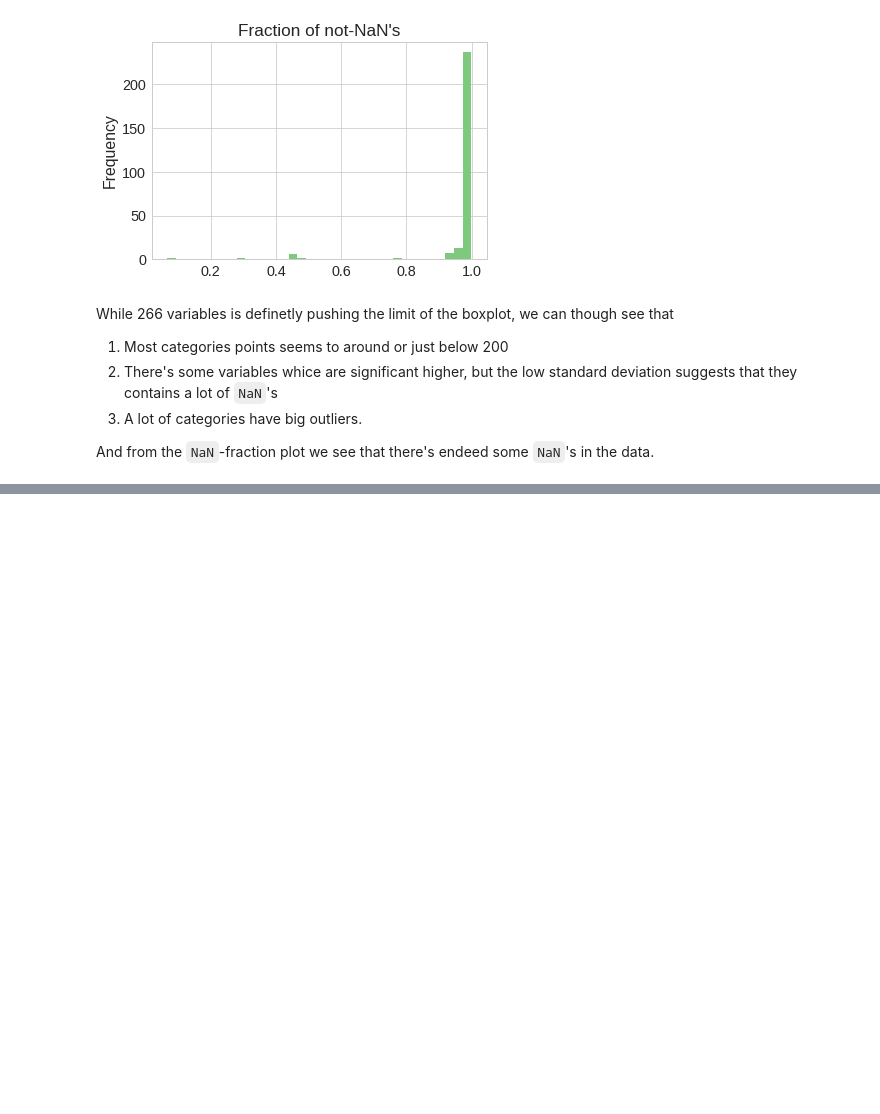
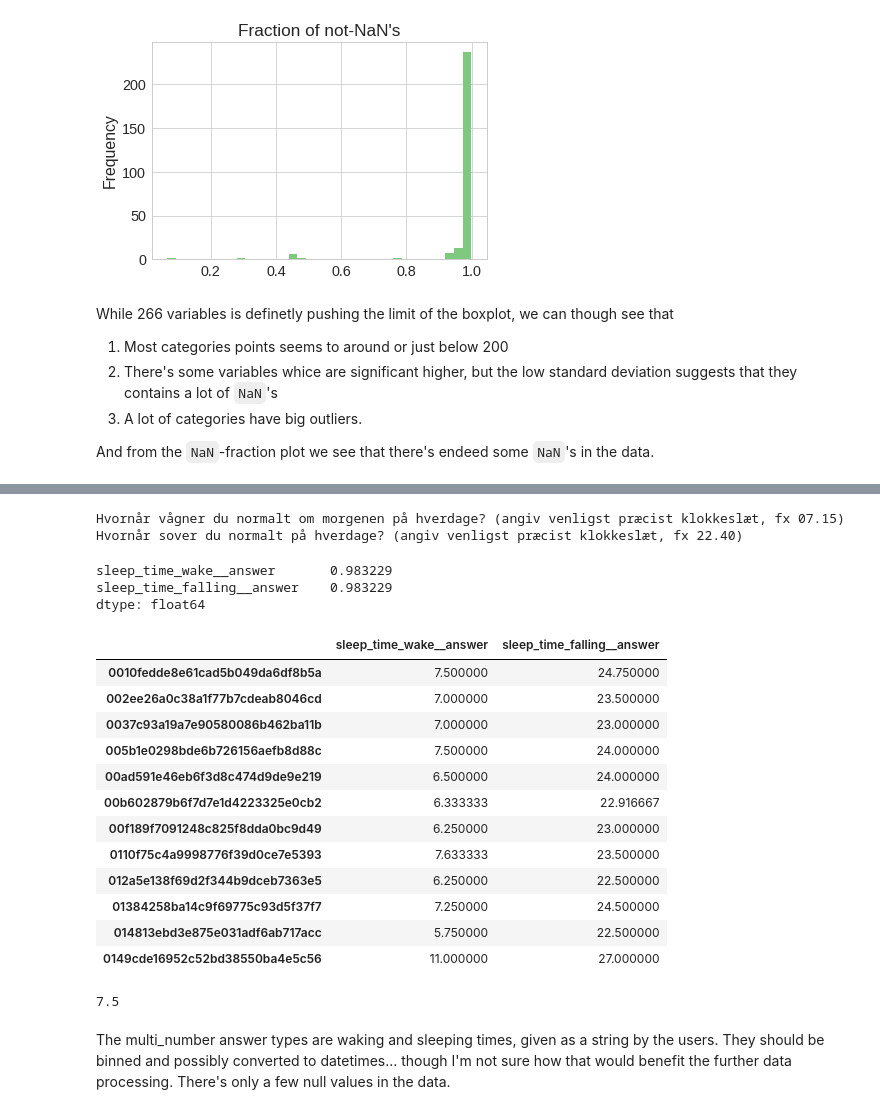
Before and after one commit to AllanLRH/master_thesis, a Jupyter notebook: tryLoadData/load_morequestions_data.ipynb, the cells around one changed output, grey strips where cells are left out. Cells and saved outputs as stored; diff of their text form; code cells hidden in the pictures; blank space fills up the shorter version.

```diff
--- a/tryLoadData/load_morequestions_data.ipynb
+++ b/tryLoadData/load_morequestions_data.ipynb
@@ -384,0 +359,3 @@ df.filter(regex='answer|response')
+# %%
+tmplabel = tmprow.where(tmprow == 'multi_number').dropna().index.str.replace('__answer_type', '')
+tmplabel
@@ -384,0 +364,3 @@ df.filter(regex='answer|response')
+# %%
+df_multi_number = df.filter(regex='|'.join(tmplabel))
+df_multi_number.head()
@@ -384,0 +374,35 @@ df.filter(regex='answer|response')
+# %%
+for question in df_multi_number.filter(like='__question').iloc[0, :]:
+    print(question)
+# %% [output]
+Hvornår vågner du normalt om morgenen på hverdage? (angiv venligst præcist klokkeslæt, fx 07.15)
+Hvornår sover du normalt på hverdage? (angiv venligst præcist klokkeslæt, fx 22.40)
+# %%
+df_multi_number.filter(regex='__answer$').notnull().sum() / df_multi_number.shape[0]
+# %% [output]
+sleep_time_wake__answer       0.983229
+sleep_time_falling__answer    0.983229
+dtype: float64
+# %%
+df_multi_number.filter(regex='__answer$').head(12)
+# %% [output]
+|  | sleep_time_wake__answer | sleep_time_falling__answer |
+| 0010fedde8e61cad5b049da6df8b5a | 7.500000 | 24.750000 |
+| 002ee26a0c38a1f77b7cdeab8046cd | 7.000000 | 23.500000 |
+| 0037c93a19a7e90580086b462ba11b | 7.000000 | 23.000000 |
+| 005b1e0298bde6b726156aefb8d88c | 7.500000 | 24.000000 |
+| 00ad591e46eb6f3d8c474d9de9e219 | 6.500000 | 24.000000 |
+| 00b602879b6f7d7e1d4223325e0cb2 | 6.333333 | 22.916667 |
+| 00f189f7091248c825f8dda0bc9d49 | 6.250000 | 23.000000 |
+| 0110f75c4a9998776f39d0ce7e5393 | 7.633333 | 23.500000 |
+| 012a5e138f69d2f344b9dceb7363e5 | 6.250000 | 22.500000 |
+| 01384258ba14c9f69775c93d5f37f7 | 7.250000 | 24.500000 |
+| 014813ebd3e875e031adf6ab717acc | 5.750000 | 22.500000 |
+| 0149cde16952c52bd38550ba4e5c56 | 11.000000 | 27.000000 |
+# %%
+df_multi_number.filter(regex='__answer$').head(12).iloc[0,0]
+# %% [output]
+7.5
+# %% [markdown]
+The multi_number answer types are waking and sleeping times, given as a string by the users. They should be binned and possibly converted to datetimes… though I'm not sure how that would benefit the further data processing.
+There's only a few null values in the data.
```
Also changed, not shown: parts of 30 cells of this notebook.
